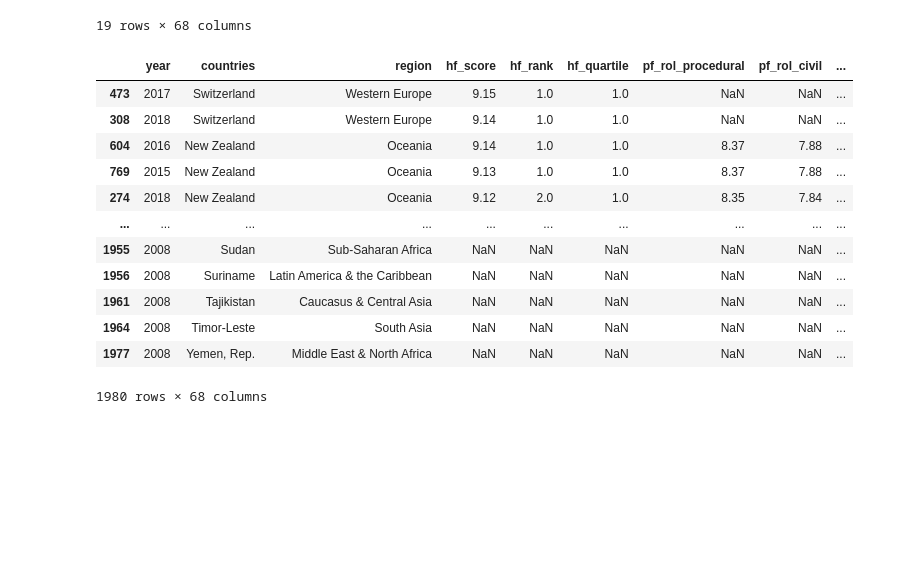
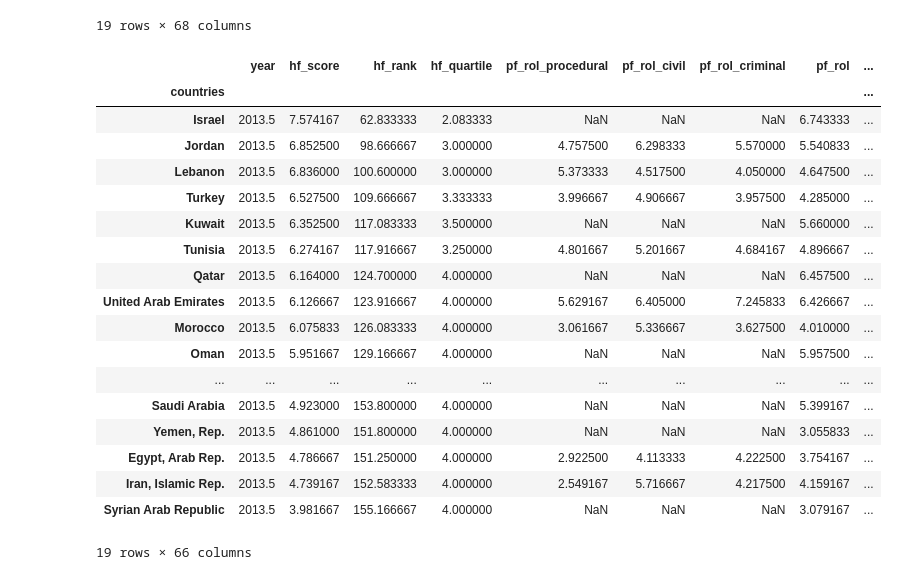
Before and after one commit to NJB7/HumanFreedomIndexProject, a Jupyter notebook: HFIProject.ipynb, the cells around one changed output. Cells and saved outputs as stored; diff of their text form; code cells hidden in the pictures; blank space fills up the shorter version.

```diff
--- a/HFIProject.ipynb
+++ b/HFIProject.ipynb
@@ -73,21 +78,27 @@ df3.loc[(df3["region"] == "Middle East & North Africa") & (df3["year"] == 2019)]
 | 144 | 2019 | Syrian Arab Republic | Middle East & North Africa | 3.66 | 165.0 | 4.0 | NaN | NaN | ... |
 19 rows × 68 columns
 # %%
-df3.loc[df3["region"] == "Middle East & North Africa"]
-df3.groupby(["countries"]).mean()
-
-df3
+df4 = df3.loc[df3["region"] == "Middle East & North Africa"]
+df4 = df4.groupby(["countries"]).mean()
+df4 = df4.sort_values("hf_score", ascending=False)
+df4
 # %% [output]
-|  | year | countries | region | hf_score | hf_rank | hf_quartile | pf_rol_procedural | pf_rol_civil | ... |
-| 473 | 2017 | Switzerland | Western Europe | 9.15 | 1.0 | 1.0 | NaN | NaN | ... |
-| 308 | 2018 | Switzerland | Western Europe | 9.14 | 1.0 | 1.0 | NaN | NaN | ... |
-| 604 | 2016 | New Zealand | Oceania | 9.14 | 1.0 | 1.0 | 8.37 | 7.88 | ... |
-| 769 | 2015 | New Zealand | Oceania | 9.13 | 1.0 | 1.0 | 8.37 | 7.88 | ... |
-| 274 | 2018 | New Zealand | Oceania | 9.12 | 2.0 | 1.0 | 8.35 | 7.84 | ... |
+|  | year | hf_score | hf_rank | hf_quartile | pf_rol_procedural | pf_rol_civil | pf_rol_criminal | pf_rol | ... |
+| countries |  |  |  |  |  |  |  |  | ... |
+| Israel | 2013.5 | 7.574167 | 62.833333 | 2.083333 | NaN | NaN | NaN | 6.743333 | ... |
+| Jordan | 2013.5 | 6.852500 | 98.666667 | 3.000000 | 4.757500 | 6.298333 | 5.570000 | 5.540833 | ... |
+| Lebanon | 2013.5 | 6.836000 | 100.600000 | 3.000000 | 5.373333 | 4.517500 | 4.050000 | 4.647500 | ... |
+| Turkey | 2013.5 | 6.527500 | 109.666667 | 3.333333 | 3.996667 | 4.906667 | 3.957500 | 4.285000 | ... |
+| Kuwait | 2013.5 | 6.352500 | 117.083333 | 3.500000 | NaN | NaN | NaN | 5.660000 | ... |
+| Tunisia | 2013.5 | 6.274167 | 117.916667 | 3.250000 | 4.801667 | 5.201667 | 4.684167 | 4.896667 | ... |
+| Qatar | 2013.5 | 6.164000 | 124.700000 | 4.000000 | NaN | NaN | NaN | 6.457500 | ... |
+| United Arab Emirates | 2013.5 | 6.126667 | 123.916667 | 4.000000 | 5.629167 | 6.405000 | 7.245833 | 6.426667 | ... |
+| Morocco | 2013.5 | 6.075833 | 126.083333 | 4.000000 | 3.061667 | 5.336667 | 3.627500 | 4.010000 | ... |
+| Oman | 2013.5 | 5.951667 | 129.166667 | 4.000000 | NaN | NaN | NaN | 5.957500 | ... |
 | ... | ... | ... | ... | ... | ... | ... | ... | ... | ... |
-| 1955 | 2008 | Sudan | Sub-Saharan Africa | NaN | NaN | NaN | NaN | NaN | ... |
-| 1956 | 2008 | Suriname | Latin America & the Caribbean | NaN | NaN | NaN | NaN | NaN | ... |
-| 1961 | 2008 | Tajikistan | Caucasus & Central Asia | NaN | NaN | NaN | NaN | NaN | ... |
-| 1964 | 2008 | Timor-Leste | South Asia | NaN | NaN | NaN | NaN | NaN | ... |
-| 1977 | 2008 | Yemen, Rep. | Middle East & North Africa | NaN | NaN | NaN | NaN | NaN | ... |
+| Saudi Arabia | 2013.5 | 4.923000 | 153.800000 | 4.000000 | NaN | NaN | NaN | 5.399167 | ... |
+| Yemen, Rep. | 2013.5 | 4.861000 | 151.800000 | 4.000000 | NaN | NaN | NaN | 3.055833 | ... |
+| Egypt, Arab Rep. | 2013.5 | 4.786667 | 151.250000 | 4.000000 | 2.922500 | 4.113333 | 4.222500 | 3.754167 | ... |
+| Iran, Islamic Rep. | 2013.5 | 4.739167 | 152.583333 | 4.000000 | 2.549167 | 5.716667 | 4.217500 | 4.159167 | ... |
+| Syrian Arab Republic | 2013.5 | 3.981667 | 155.166667 | 4.000000 | NaN | NaN | NaN | 3.079167 | ... |
-1980 rows × 68 columns
+19 rows × 66 columns
```
Also changed, not shown: parts of 3 cells of this notebook.
